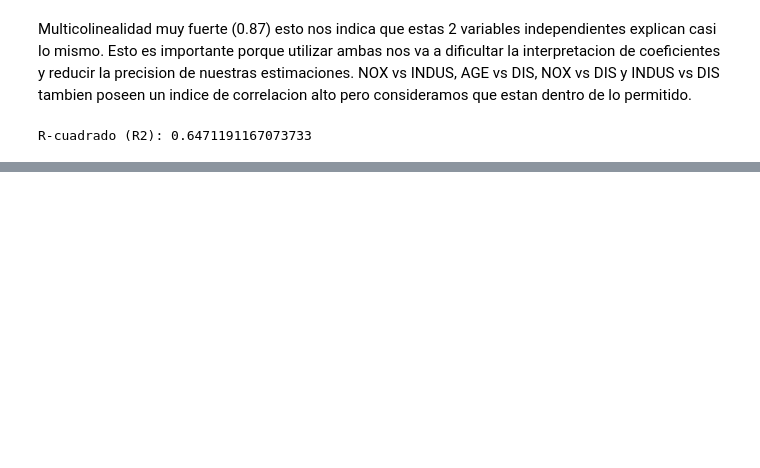
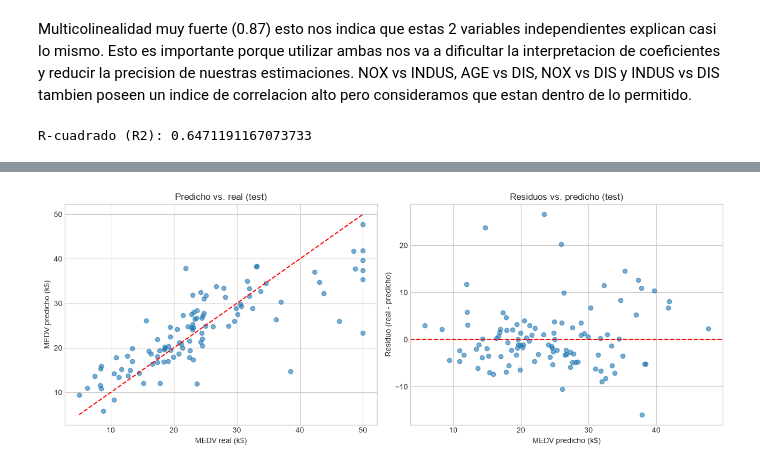
Before and after one commit to sebastianbtmo/TP_AA1_Beltramo_Capisano_Dottavio, a Jupyter notebook: TP_1/TP-regresion-AA1.ipynb, the cells around one changed output, grey strips where cells are left out. Drawn from its saved outputs; the diff is of its cells as text; code cells hidden in the pictures; blank space fills up the shorter version.

```diff
--- a/TP_1/TP-regresion-AA1.ipynb
+++ b/TP_1/TP-regresion-AA1.ipynb
@@ -328,0 +459,25 @@ En cuanto al grafico, podemos observar que la proporcion de varianza es muy baja
+# %%
+# Usamos Ridge como representante (los cinco modelos dan resultados muy parecidos)
+y_pred_test = modelo_ridge.predict(x_test_std)
+residuos = y_test - y_pred_test
+
+fig, axes = plt.subplots(1, 2, figsize=(13, 5))
+
+# Predicho vs real
+axes[0].scatter(y_test, y_pred_test, alpha=0.6)
+axes[0].plot([y.min(), y.max()], [y.min(), y.max()], color='red', linestyle='--')
+axes[0].set_xlabel('MEDV real (k$)')
+axes[0].set_ylabel('MEDV predicho (k$)')
+axes[0].set_title('Predicho vs. real (test)')
+
+# Residuos vs predicho
+axes[1].scatter(y_pred_test, residuos, alpha=0.6)
+axes[1].axhline(0, color='red', linestyle='--')
+axes[1].set_xlabel('MEDV predicho (k$)')
+axes[1].set_ylabel('Residuo (real - predicho)')
+axes[1].set_title('Residuos vs. predicho (test)')
+
+plt.tight_layout()
+plt.show()
+# %% [output]
+[figure, added]
```
Also changed, not shown: parts of 15 cells of this notebook.
